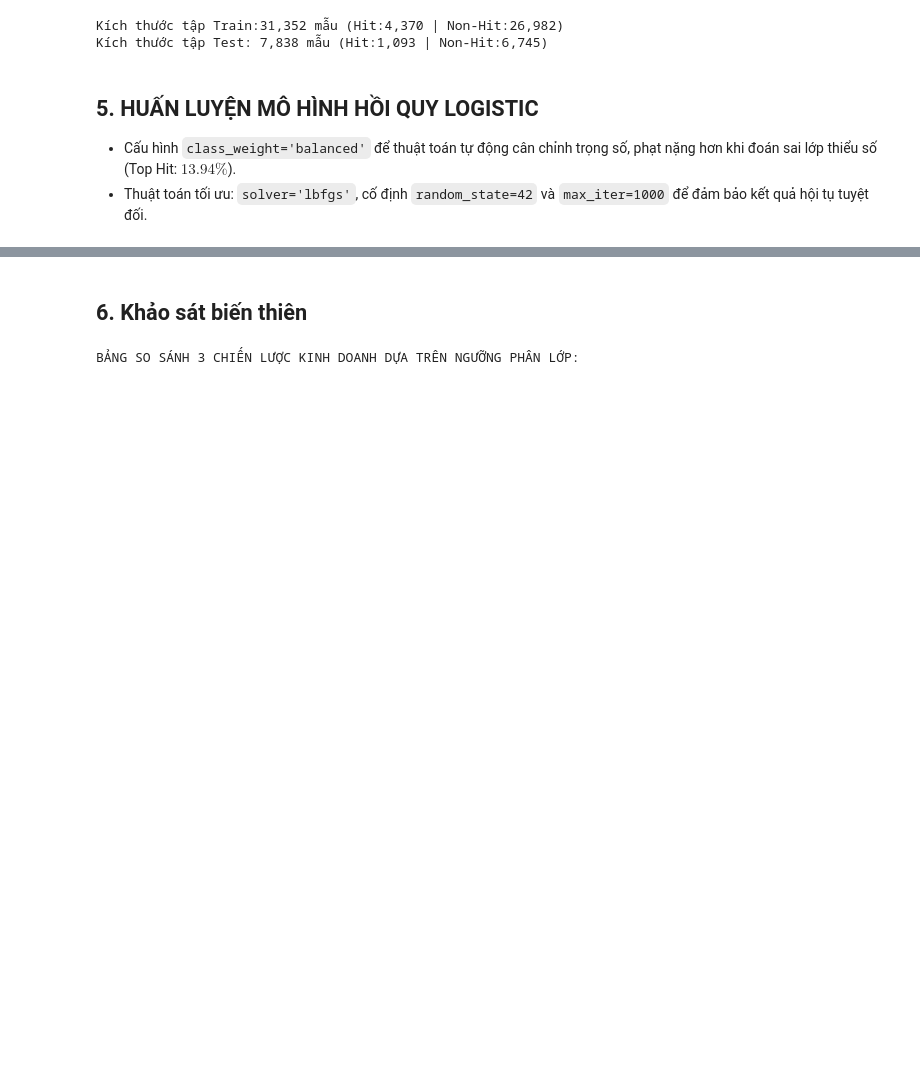
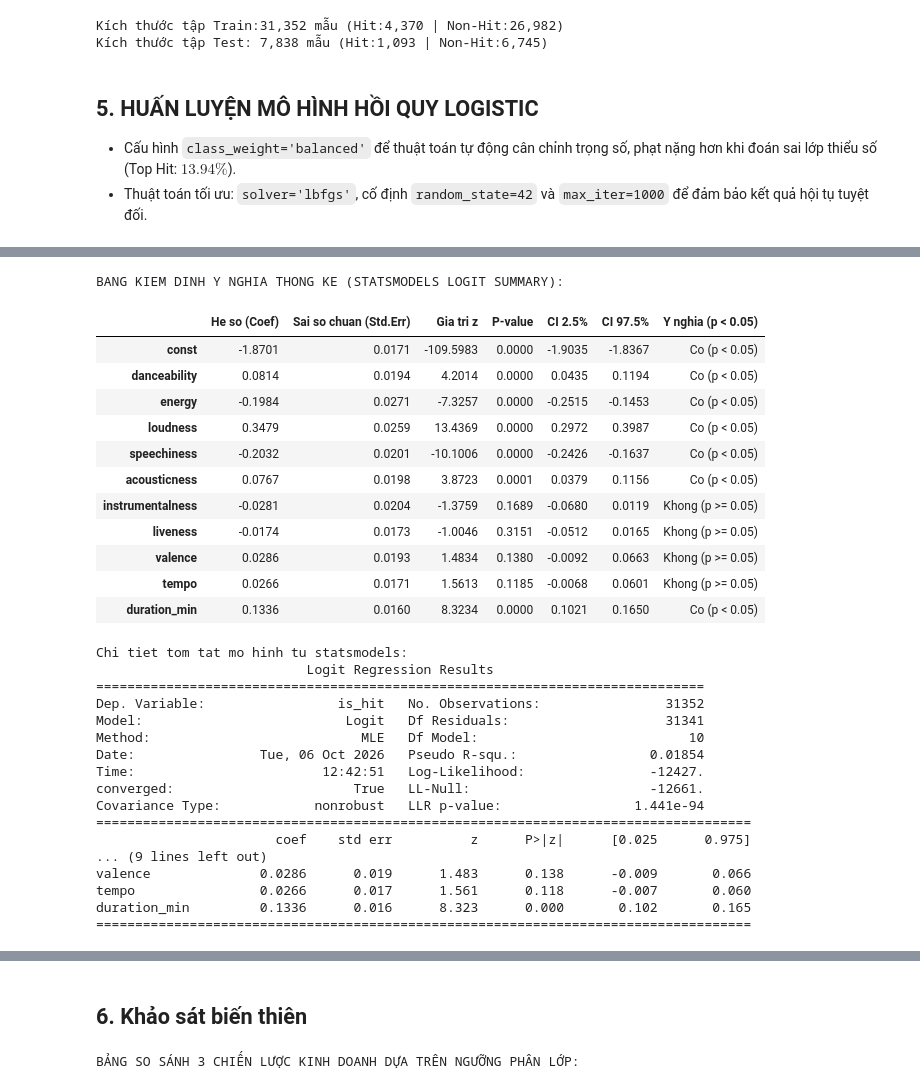
Before and after one commit to lyhiahan/Spotify_Audio_Trends_Analytics, a Jupyter notebook: notebooks/03_model.ipynb, the cells around one changed output, grey strips where cells are left out. Saved outputs shown, nothing was run; the diff lists cells and outputs as text; code cells hidden in the pictures; blank space fills up the shorter version.

```diff
--- a/notebooks/03_model.ipynb
+++ b/notebooks/03_model.ipynb
@@ -225,0 +240,62 @@ y_proba = model.predict_proba(X_test_scaled)[:, 1]
+# %%
+import statsmodels.api as sm
+from IPython.display import display
+
+# 1. Chuan bi du lieu voi he so chan (constant/intercept)
+X_train_df = pd.DataFrame(X_train_scaled, columns=feature_cols, index=X_train.index)
+X_train_sm = sm.add_constant(X_train_df)
+
+# 2. Huan luyen mo hinh Logit voi statsmodels
+logit_model = sm.Logit(y_train, X_train_sm).fit(disp=False)
+
+# 3. Trich xuat bang he so, p-value va khoang tin cay 95%
+conf = logit_model.conf_int()
+df_stats = pd.DataFrame({
+    'He so (Coef)': logit_model.params,
+    'Sai so chuan (Std.Err)': logit_model.bse,
+    'Gia tri z': logit_model.tvalues,
+    'P-value': logit_model.pvalues,
+    'CI 2.5%': conf.iloc[:, 0],
+    'CI 97.5%': conf.iloc[:, 1]
+})
+df_stats['Y nghia (p < 0.05)'] = df_stats['P-value'].apply(
+    lambda p: 'Co (p < 0.05)' if p < 0.05 else 'Khong (p >= 0.05)'
+)
+
+print('BANG KIEM DINH Y NGHIA THONG KE (STATSMODELS LOGIT SUMMARY):')
+display(df_stats)
+
+print()
+print('Chi tiet tom tat mo hinh tu statsmodels:')
+print(logit_model.summary())
+# %% [output]
+BANG KIEM DINH Y NGHIA THONG KE (STATSMODELS LOGIT SUMMARY):
+|  | He so (Coef) | Sai so chuan (Std.Err) | Gia tri z | P-value | CI 2.5% | CI 97.5% | Y nghia (p < 0.05) |
+| const | -1.8701 | 0.0171 | -109.5983 | 0.0000 | -1.9035 | -1.8367 | Co (p < 0.05) |
+| danceability | 0.0814 | 0.0194 | 4.2014 | 0.0000 | 0.0435 | 0.1194 | Co (p < 0.05) |
+| energy | -0.1984 | 0.0271 | -7.3257 | 0.0000 | -0.2515 | -0.1453 | Co (p < 0.05) |
+| loudness | 0.3479 | 0.0259 | 13.4369 | 0.0000 | 0.2972 | 0.3987 | Co (p < 0.05) |
+| speechiness | -0.2032 | 0.0201 | -10.1006 | 0.0000 | -0.2426 | -0.1637 | Co (p < 0.05) |
+| acousticness | 0.0767 | 0.0198 | 3.8723 | 0.0001 | 0.0379 | 0.1156 | Co (p < 0.05) |
+| instrumentalness | -0.0281 | 0.0204 | -1.3759 | 0.1689 | -0.0680 | 0.0119 | Khong (p >= 0.05) |
+| liveness | -0.0174 | 0.0173 | -1.0046 | 0.3151 | -0.0512 | 0.0165 | Khong (p >= 0.05) |
+| valence | 0.0286 | 0.0193 | 1.4834 | 0.1380 | -0.0092 | 0.0663 | Khong (p >= 0.05) |
+| tempo | 0.0266 | 0.0171 | 1.5613 | 0.1185 | -0.0068 | 0.0601 | Khong (p >= 0.05) |
+| duration_min | 0.1336 | 0.0160 | 8.3234 | 0.0000 | 0.1021 | 0.1650 | Co (p < 0.05) |
+Chi tiet tom tat mo hinh tu statsmodels:
+                           Logit Regression Results
+==============================================================================
+Dep. Variable:                 is_hit   No. Observations:                31352
+Model:                          Logit   Df Residuals:                    31341
+Method:                           MLE   Df Model:                           10
+Date:                Tue, 06 Oct 2026   Pseudo R-squ.:                 0.01854
+Time:                        12:42:51   Log-Likelihood:                -12427.
+converged:                       True   LL-Null:                       -12661.
+Covariance Type:            nonrobust   LLR p-value:                 1.441e-94
+====================================================================================
+                       coef    std err          z      P>|z|      [0.025      0.975]
+... (9 lines left out)
+valence              0.0286      0.019      1.483      0.138      -0.009       0.066
+tempo                0.0266      0.017      1.561      0.118      -0.007       0.060
+duration_min         0.1336      0.016      8.323      0.000       0.102       0.165
+====================================================================================
```
Also changed, not shown: parts of 10 cells of this notebook.
